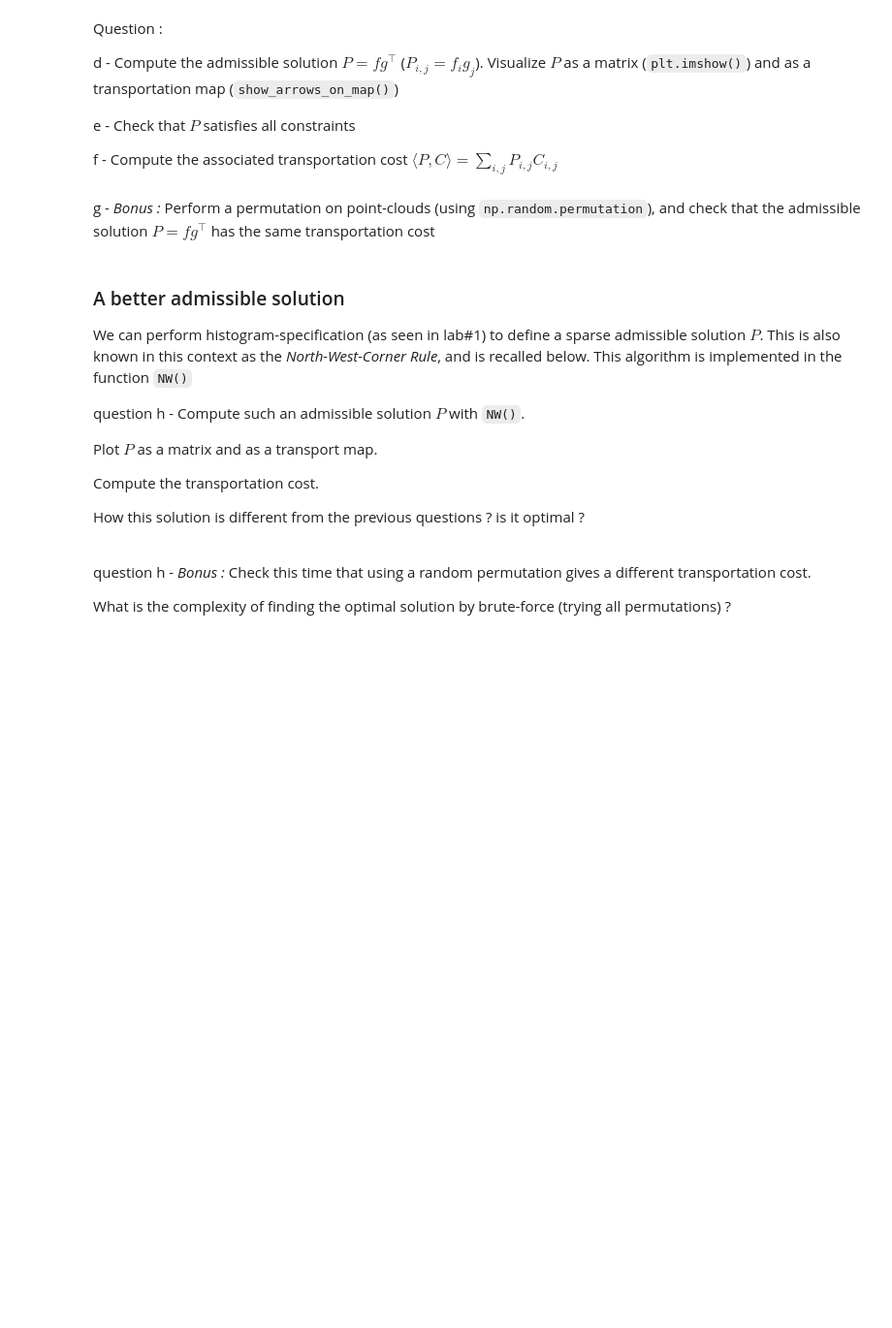
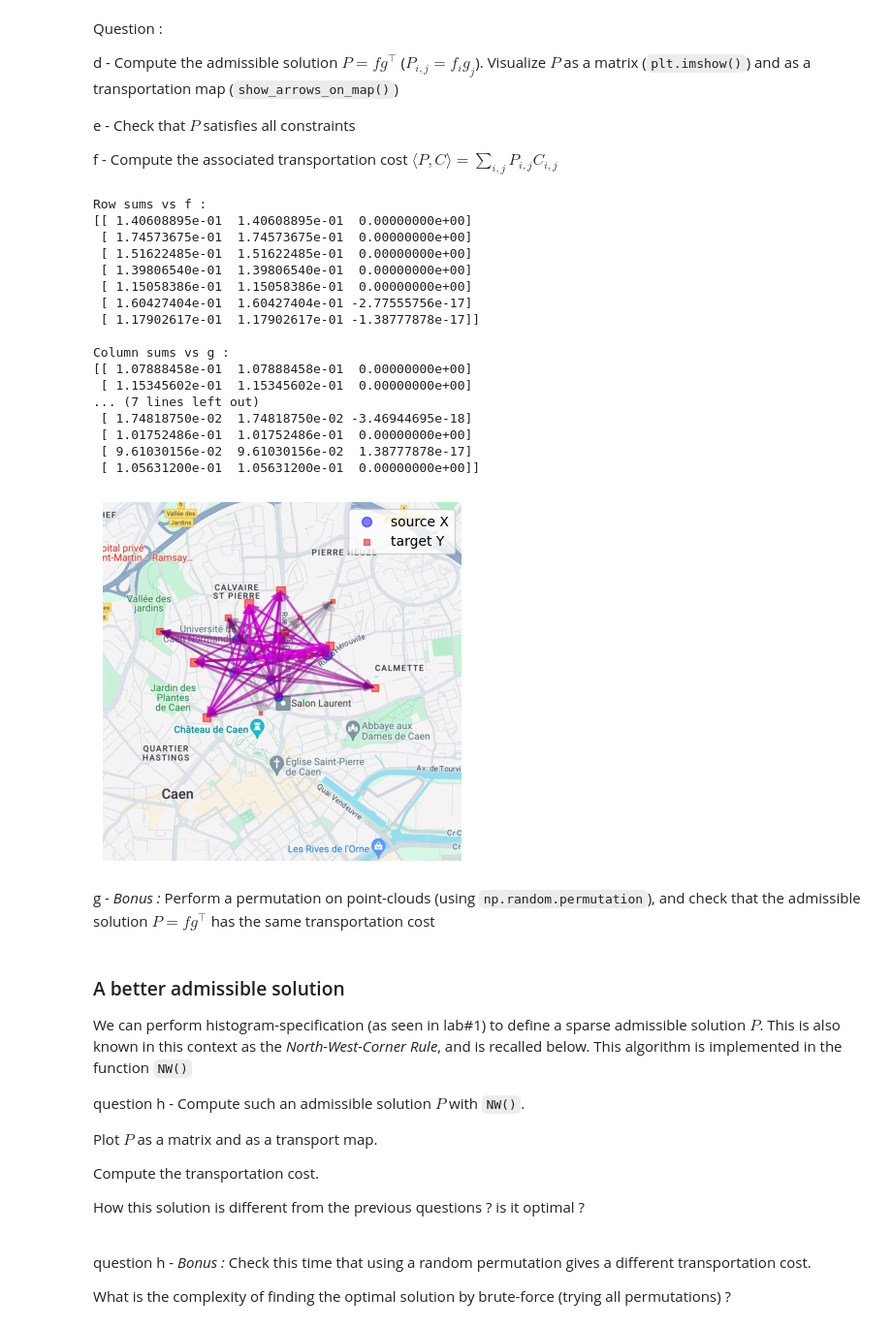
Before and after one commit to 1MrazorT1/Optimal_Transport, a Jupyter notebook: TP2_OT_2025/TP_2_OT_nD_2025.ipynb, the cells around one changed output. Shown at 97% size. Cells and saved outputs as stored; diff of their text form; code cells hidden in the pictures; blank space fills up the shorter version.

```diff
--- a/TP2_OT_2025/TP_2_OT_nD_2025.ipynb
+++ b/TP2_OT_2025/TP_2_OT_nD_2025.ipynb
@@ -249,12 +276,31 @@ f - Compute the associated transportation cost $\langle P, C \rangle = \sum_{i,j
 # %%
 # your code here
 
-P = ...
-Cost = ...
+P = np.multiply(f, g.T)
+Cost = scipy.spatial.distance_matrix(X, Y, p=2)
 
-show_arrows_on_map(...)
+show_arrows_on_map((X,f),(Y,g),P)
 
 test_constraints(P,f,g)
+# %% [output]
+Row sums vs f :
+[[ 1.40608895e-01  1.40608895e-01  0.00000000e+00]
+ [ 1.74573675e-01  1.74573675e-01  0.00000000e+00]
+ [ 1.51622485e-01  1.51622485e-01  0.00000000e+00]
+ [ 1.39806540e-01  1.39806540e-01  0.00000000e+00]
+ [ 1.15058386e-01  1.15058386e-01  0.00000000e+00]
+ [ 1.60427404e-01  1.60427404e-01 -2.77555756e-17]
+ [ 1.17902617e-01  1.17902617e-01 -1.38777878e-17]]
+
+Column sums vs g :
+[[ 1.07888458e-01  1.07888458e-01  0.00000000e+00]
+ [ 1.15345602e-01  1.15345602e-01  0.00000000e+00]
+... (7 lines left out)
+ [ 1.74818750e-02  1.74818750e-02 -3.46944695e-18]
+ [ 1.01752486e-01  1.01752486e-01  0.00000000e+00]
+ [ 9.61030156e-02  9.61030156e-02  1.38777878e-17]
+ [ 1.05631200e-01  1.05631200e-01  0.00000000e+00]]
+[figure, added]
 # %% [markdown]
 g - *Bonus :* Perform a permutation on point-clouds (using `np.random.permutation`), and check that the admissible solution $P = f g^\top$ has the same transportation cost
 # %%
```
Also changed, not shown: parts of 3 cells of this notebook.
